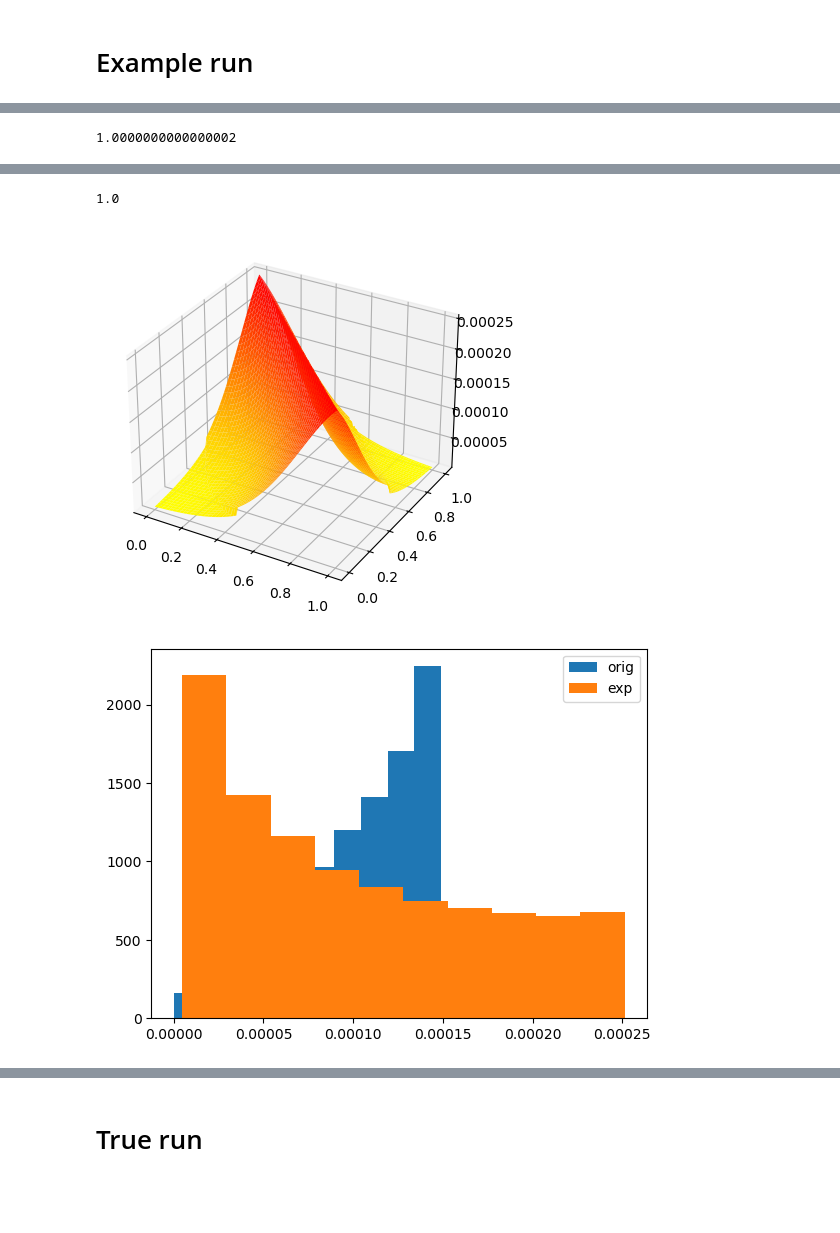
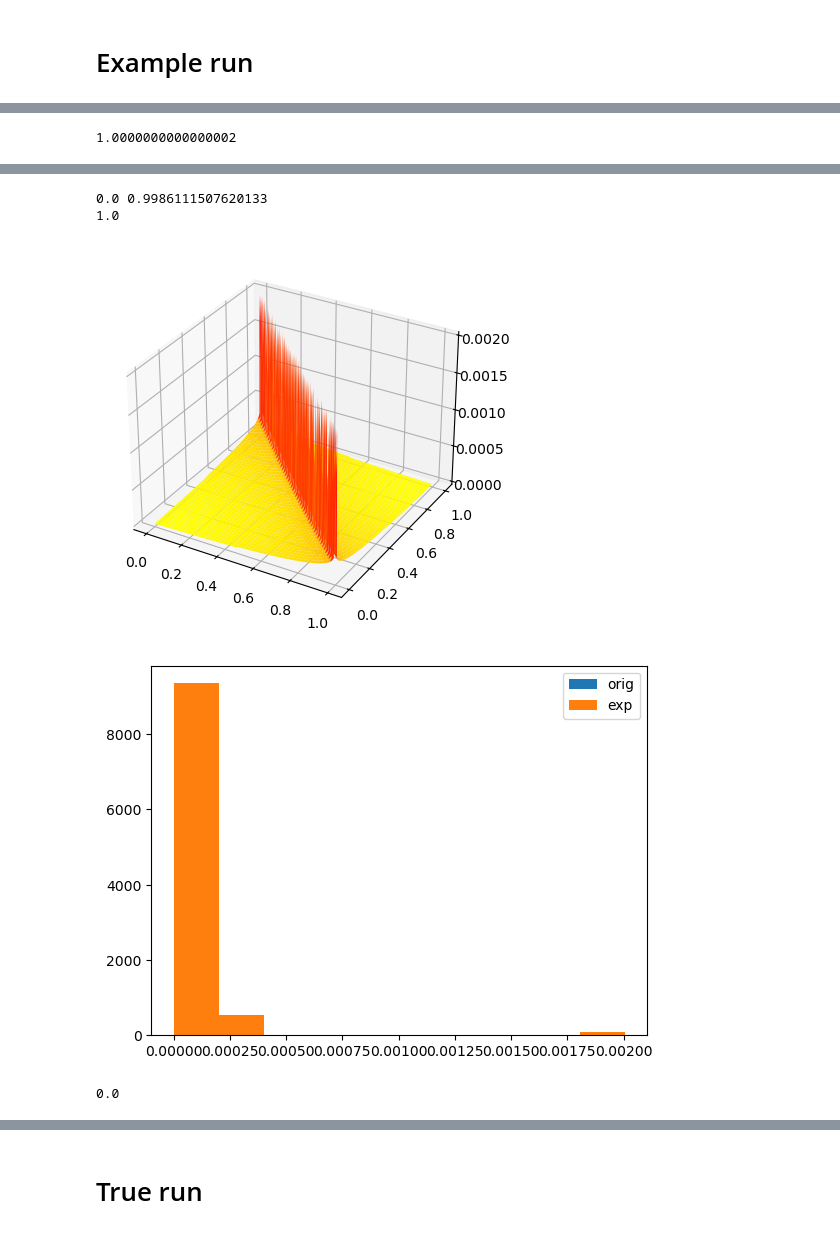
Before and after one commit to darkraisisi/sampling_hillslope_surrogate, a Jupyter notebook: exploitation.ipynb, the cells around one changed output, grey strips where cells are left out. Cells and saved outputs as stored; diff of their text form; code cells hidden in the pictures; blank space fills up the shorter version.

```diff
--- a/exploitation.ipynb
+++ b/exploitation.ipynb
@@ -150,36 +179,41 @@ V = Variogram(test_points[:,:2], test_points[:,2], n_lags=10, model='spherical',
 ok = OrdinaryKriging(V, min_points=1, max_points=50, mode='estimate')
 dD_dt = ok.transform(B_grid.flatten(), D_grid.flatten()).reshape(B_grid.shape)
 
 fig = plt.figure()
 ax = fig.add_subplot(111, projection="3d")
 ax.plot_surface(B_grid, D_grid, dD_dt, cmap="autumn_r", lw=1, rstride=2, cstride=2)
 plt.show()
 
 test_pdf = create_pdf_from_grid(dD_dt)
 print(test_pdf.sum())
 fig = plt.figure()
 ax = fig.add_subplot(111, projection="3d")
 ax.plot_surface(B_grid, D_grid, test_pdf, cmap="autumn_r", lw=1, rstride=2, cstride=2)
 plt.show()
 
-test_pdf_exp = create_pdf_from_grid_exp(dD_dt, beta=4)
+test_pdf_exp = create_pdf_from_grid_log(dD_dt)
 print(test_pdf_exp.sum())
 fig = plt.figure()
 ax = fig.add_subplot(111, projection="3d")
 ax.plot_surface(B_grid, D_grid, test_pdf_exp, cmap="autumn_r", lw=1, rstride=2, cstride=2)
 plt.show()
 
 plt.hist(test_pdf.flatten(), label='orig')
 plt.hist(test_pdf_exp.flatten(), label='exp')
 plt.legend()
 plt.show()
 # %% [output]
 [figure]
 1.0000000000000002
 [figure]
+0.0 0.9986111507620133
 1.0
-[figure, old version]
+[figure, new version]
-[figure, old version]
+[figure, new version]
+# %%
+test_pdf_exp.min()
+# %% [output]
+0.0
 # %%
 x_random, y_random = Random.sample_stack_pdf(bounds, 100, test_pdf_exp)
 x_lhs, y_lhs = Random.sample_stack_pdf(bounds, 100, test_pdf_exp)
```
Also changed, not shown: parts of 29 cells of this notebook, 1 other file.
